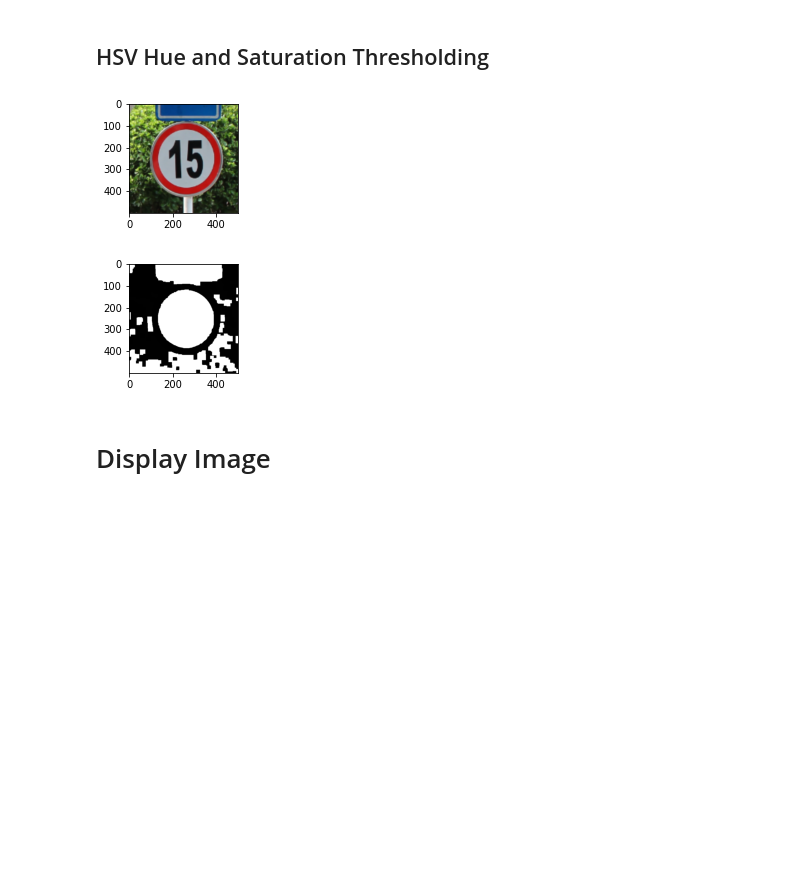
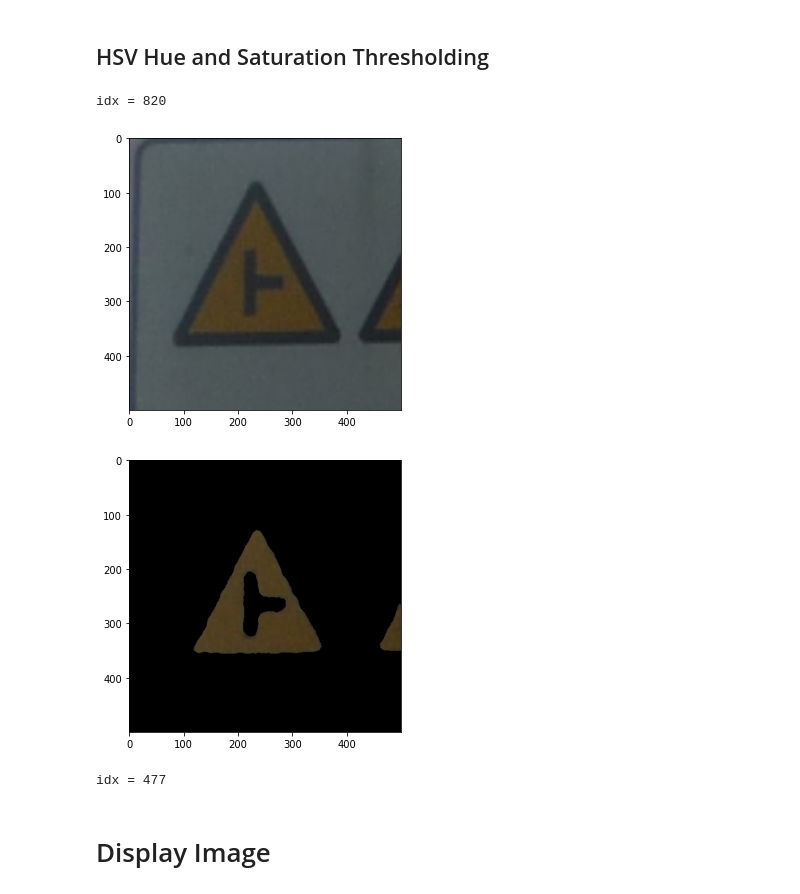
Before and after one commit to chengboon-utar/mini-project, a Jupyter notebook: test.ipynb, the cells around one changed output. Saved outputs shown, nothing was run; the diff lists cells and outputs as text; code cells hidden in the pictures; blank space fills up the shorter version.

```diff
--- a/test.ipynb
+++ b/test.ipynb
@@ -16,7 +16,7 @@ import time
 # %%
 def plot(img, title=None):
     plt.imshow(img, cmap='gray')
-    # plt.rcParams['figure.figsize'] = [2, 2]
+    plt.rcParams['figure.figsize'] = [5, 5]
     plt.title(title)
     plt.show()
 # %%
@@ -167,36 +173,38 @@ plot(hsv_color_range_threshold(hsv))
 # %%
 def hsv_threshold(hsv):
     h, s, v = cv.split(hsv)
 
     _, h_thresh = cv.threshold(h, 0, 255, cv.THRESH_BINARY + cv.THRESH_OTSU)
     _, s_thresh = cv.threshold(s, 0, 255, cv.THRESH_BINARY + cv.THRESH_OTSU)
     _, v_thresh = cv.threshold(v, 0, 255, cv.THRESH_BINARY_INV + cv.THRESH_OTSU)
     thresh = cv.bitwise_and(h_thresh, s_thresh)
     thresh = (h_thresh - v_thresh) | cv.bitwise_not(s_thresh)
     thresh = cv.bitwise_not(thresh)
-    thresh = cv.erode(thresh, np.ones((7, 7), np.uint8), iterations=1)
-    # thresh = cv.morphologyEx(thresh, cv.MORPH_OPEN, np.ones((7, 7), np.uint8))
-    thresh = cv.dilate(thresh, np.ones((12, 12), np.uint8), iterations=1)
-    thresh = cv.morphologyEx(thresh, cv.MORPH_CLOSE, np.ones((15, 15), np.uint8))
-    thresh = cv.bitwise_not(thresh)
+    # thresh = cv.erode(thresh, np.ones((7, 7), np.uint8), iterations=1)
+    # # thresh = cv.morphologyEx(thresh, cv.MORPH_OPEN, np.ones((7, 7), np.uint8))
+    # thresh = cv.dilate(thresh, np.ones((12, 12), np.uint8), iterations=1)
+    # thresh = cv.morphologyEx(thresh, cv.MORPH_CLOSE, np.ones((15, 15), np.uint8))
+    # thresh = cv.bitwise_not(thresh)
 
     return thresh
 
 img = random_img()[1]
 img = cv.resize(img, (500, 500))
 plot(cv.cvtColor(img, cv.COLOR_BGR2RGB))
 hsv = cv.cvtColor(img, cv.COLOR_BGR2HSV)
-plot(hsv_threshold(hsv))
+rgb_ = cv.cvtColor(img, cv.COLOR_BGR2RGB)
+plot(cv.bitwise_and(rgb_, rgb_, mask=hsv_threshold(hsv)))
 # %% [output]
+idx = 820
-[figure, old version]
+[figure, new version]
-[figure, old version]
+[figure, new version]
 # %%
 def get_threshs(hsv):
     threshs = []
     threshs.append(red_mask(hsv))
     threshs.append(blue_mask(hsv))
     threshs.append(yellow_mask(hsv))
-    threshs.append(hsv_threshold(hsv))
+    # threshs.append(hsv_threshold(hsv))
     threshs.append(hsv_color_range_threshold(hsv))
     threshs.append(cv.add(red_mask(hsv), blue_mask(hsv)))
 
@@ -237,6 +245,8 @@ def get_threshs(hsv):
 hsv = cv.cvtColor(random_img(477)[1], cv.COLOR_BGR2HSV)
 hsv = cv.resize(hsv, (500, 500))
 # get_threshs(hsv)
+# %% [output]
+idx = 477
 # %%
 def get_bounding_box(thresh):
     contours, _ = cv.findContours(thresh, cv.RETR_TREE, cv.CHAIN_APPROX_SIMPLE)
```
Also changed, not shown: parts of 14 cells of this notebook.
